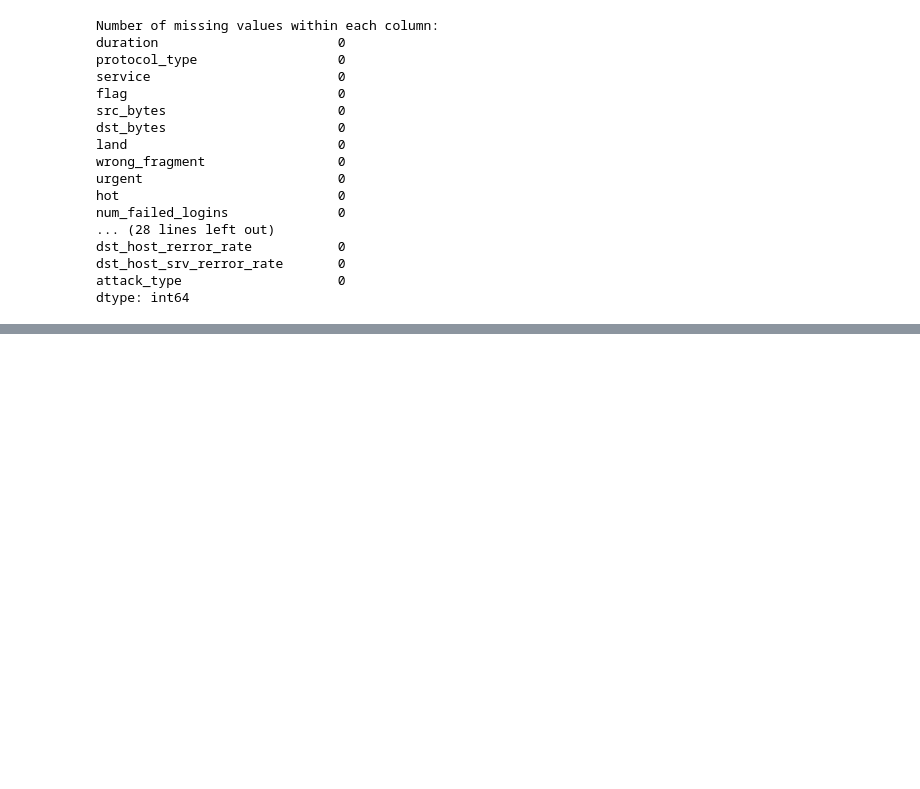
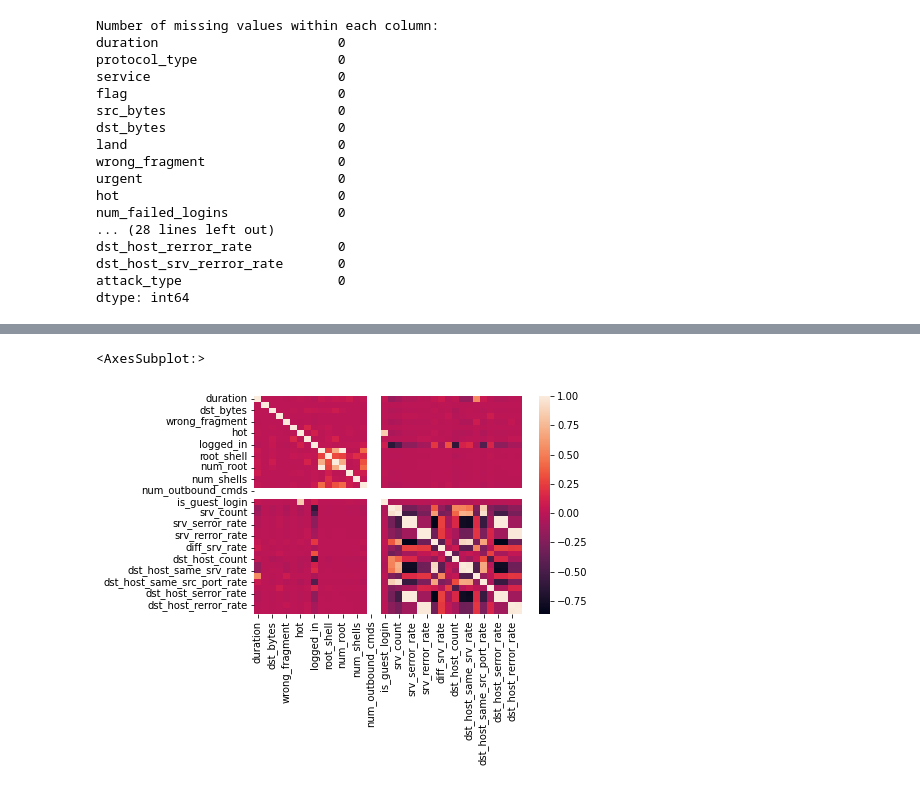
Before and after one commit to gabrielleviray/CMPE_209_Group_1_Project, a Jupyter notebook: data_cleanup.ipynb, the cells around one changed output, grey strips where cells are left out. Drawn from its saved outputs; the diff is of its cells as text; code cells hidden in the pictures; blank space fills up the shorter version.

```diff
--- a/data_cleanup.ipynb
+++ b/data_cleanup.ipynb
@@ -89,3 +89,9 @@ dtype: int64
 X = kdd.iloc[:,:-1].values # Creating matrix of independent variables (Grabs all columns except the 'attack types' column
 # %%
 Y = kdd.iloc[:,-1].values # Creating vector of dependent variables('attack type')
+# %%
+from sklearn.preprocessing import LabelEncoder
+label_encoder = LabelEncoder()
+kdd.iloc[:,0] = label_encoder.fit_transform(kdd.iloc[:,0].astype('float64'))
+# %%
+correlation_matrix = kdd.corr()
@@ -91,0 +114,5 @@ Y = kdd.iloc[:,-1].values # Creating vector of dependent variables('attack type'
+# %%
+sns.heatmap(correlation_matrix)
+# %% [output]
+<AxesSubplot:>
+[figure, added]
```
Also changed, not shown: parts of 2 cells of this notebook.
